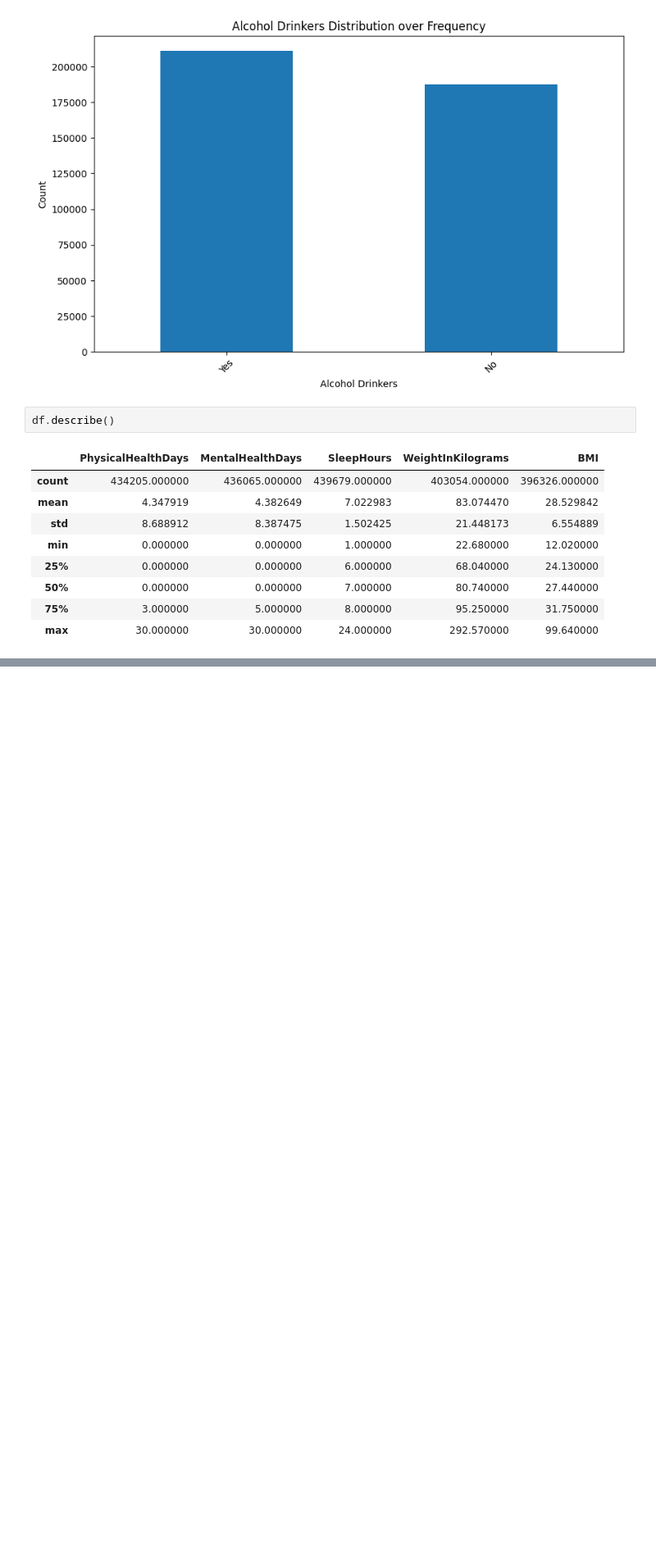
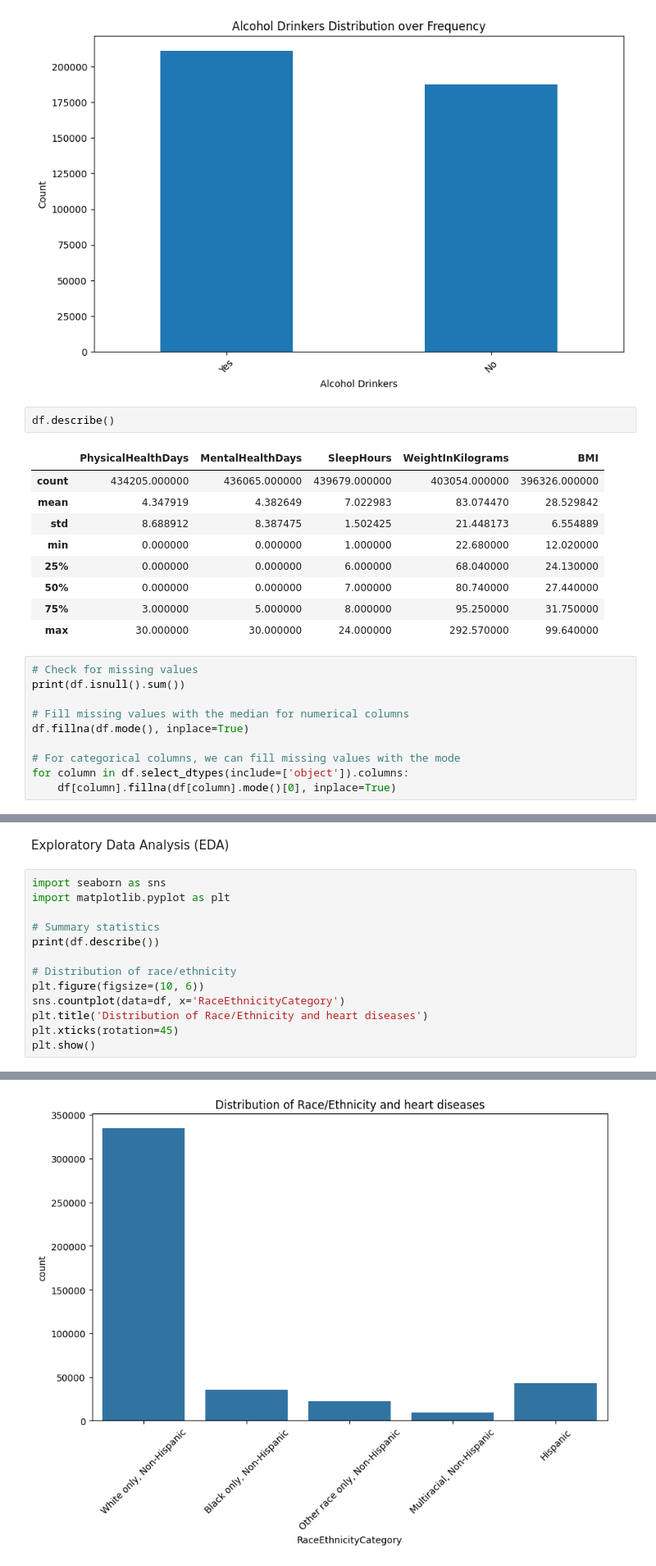
Before and after one commit to RichardKameri/pydata, a Jupyter notebook: heartanalysis.ipynb, the cells around one changed output, grey strips where cells are left out. Shown at 82% size. Saved outputs shown, nothing was run; the diff lists cells and outputs as text; blank space fills up the shorter version.

```diff
--- a/heartanalysis.ipynb
+++ b/heartanalysis.ipynb
@@ -317,3 +293,13 @@ df.describe()
 | 50% | 0.000000 | 0.000000 | 7.000000 | 80.740000 | 27.440000 |
 | 75% | 3.000000 | 5.000000 | 8.000000 | 95.250000 | 31.750000 |
 | max | 30.000000 | 30.000000 | 24.000000 | 292.570000 | 99.640000 |
+# %%
+# Check for missing values
+print(df.isnull().sum())
+
+# Fill missing values with the median for numerical columns
+df.fillna(df.mode(), inplace=True)
+
+# For categorical columns, we can fill missing values with the mode
+for column in df.select_dtypes(include=['object']).columns:
+    df[column].fillna(df[column].mode()[0], inplace=True)
@@ -319,0 +330,16 @@ df.describe()
+# %% [markdown]
+Exploratory Data Analysis (EDA)
+# %%
+import seaborn as sns
+import matplotlib.pyplot as plt
+
+# Summary statistics
+print(df.describe())
+
+# Distribution of race/ethnicity
+plt.figure(figsize=(10, 6))
+sns.countplot(data=df, x='RaceEthnicityCategory')
+plt.title('Distribution of Race/Ethnicity and heart diseases')
+plt.xticks(rotation=45)
+plt.show()
+# %% [output]
@@ -319,0 +365 @@ df.describe()
+[figure, added]
```
Also changed, not shown: parts of 13 cells of this notebook.
